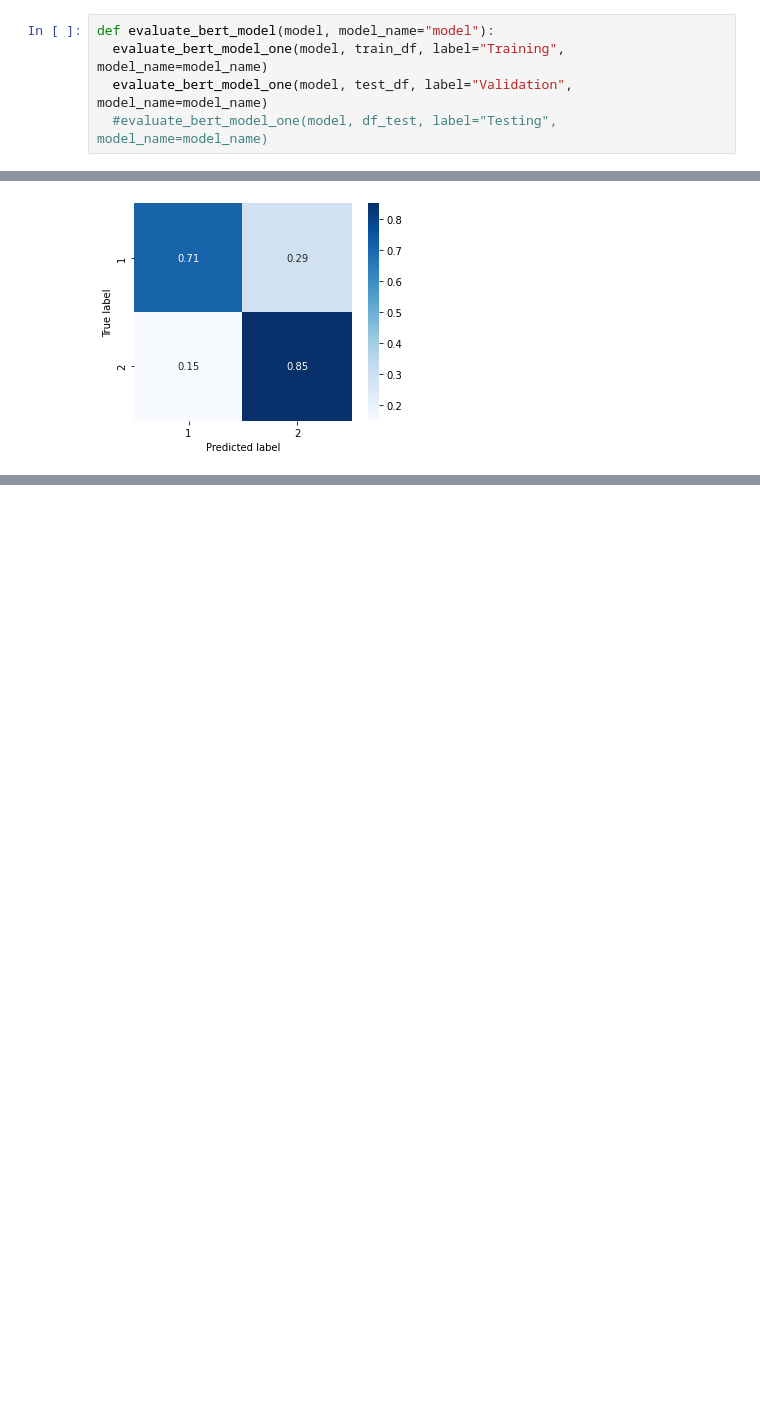
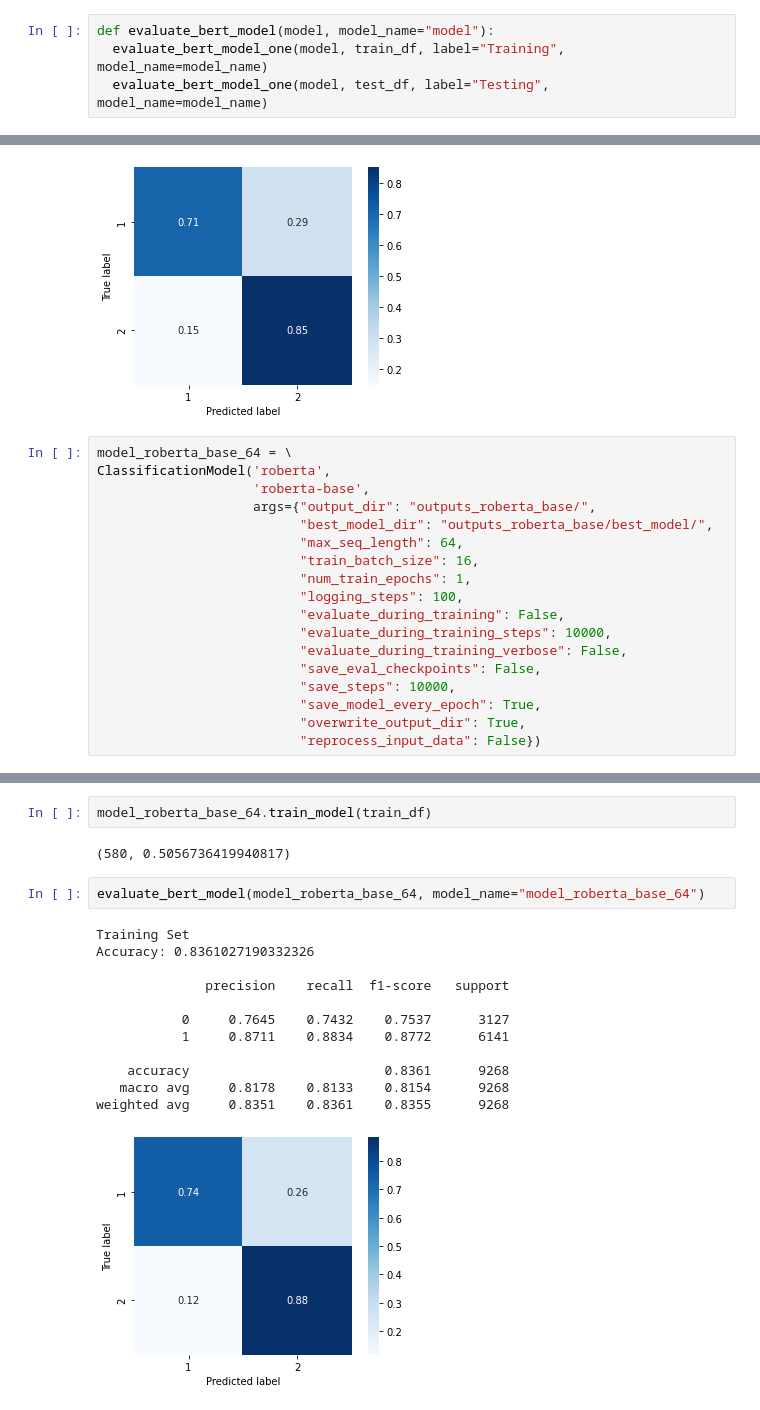
Before and after one commit to stewieboomhauer/SNLP_OLIDv1.0, a Jupyter notebook: olidTask_snlp(SimpleTransformer_models).ipynb, the cells around one changed output, grey strips where cells are left out. Drawn from its saved outputs; the diff is of its cells as text; blank space fills up the shorter version.

```diff
--- a/olidTask_snlp(SimpleTransformer_models).ipynb
+++ b/olidTask_snlp(SimpleTransformer_models).ipynb
@@ -111,8 +111,7 @@ def evaluate_bert_model_one(model, df, label="Training", model_name="model"):
 # %%
 def evaluate_bert_model(model, model_name="model"):
   evaluate_bert_model_one(model, train_df, label="Training", model_name=model_name)
-  evaluate_bert_model_one(model, test_df, label="Validation", model_name=model_name)
-  #evaluate_bert_model_one(model, df_test, label="Testing", model_name=model_name)
+  evaluate_bert_model_one(model, test_df, label="Testing", model_name=model_name)
 # %% [markdown]
 ## 2.2 BERT
 # %%
@@ -411,3 +410,21 @@ Accuracy: 0.803877139979859
    macro avg     0.7746    0.7785    0.7765      3972
 weighted avg     0.8054    0.8039    0.8046      3972
 [figure]
+# %%
+model_roberta_base_64 = \
+ClassificationModel('roberta',
+                    'roberta-base',
+                    args={"output_dir": "outputs_roberta_base/",
+                          "best_model_dir": "outputs_roberta_base/best_model/",
+                          "max_seq_length": 64,
+                          "train_batch_size": 16,
+                          "num_train_epochs": 1,
+                          "logging_steps": 100,
+                          "evaluate_during_training": False,
+                          "evaluate_during_training_steps": 10000,
+                          "evaluate_during_training_verbose": False,
+                          "save_eval_checkpoints": False,
+                          "save_steps": 10000,
+                          "save_model_every_epoch": True,
+                          "overwrite_output_dir": True,
+                          "reprocess_input_data": False})
@@ -413,0 +437,19 @@ weighted avg     0.8054    0.8039    0.8046      3972
+# %%
+model_roberta_base_64.train_model(train_df)
+# %% [output]
+(580, 0.5056736419940817)
+# %%
+evaluate_bert_model(model_roberta_base_64, model_name="model_roberta_base_64")
+# %% [output]
+Training Set
+Accuracy: 0.8361027190332326
+
+              precision    recall  f1-score   support
+
+           0     0.7645    0.7432    0.7537      3127
+           1     0.8711    0.8834    0.8772      6141
+
+    accuracy                         0.8361      9268
+   macro avg     0.8178    0.8133    0.8154      9268
+weighted avg     0.8351    0.8361    0.8355      9268
+[figure, added]
```
Also changed, not shown: parts of 5 cells of this notebook.
